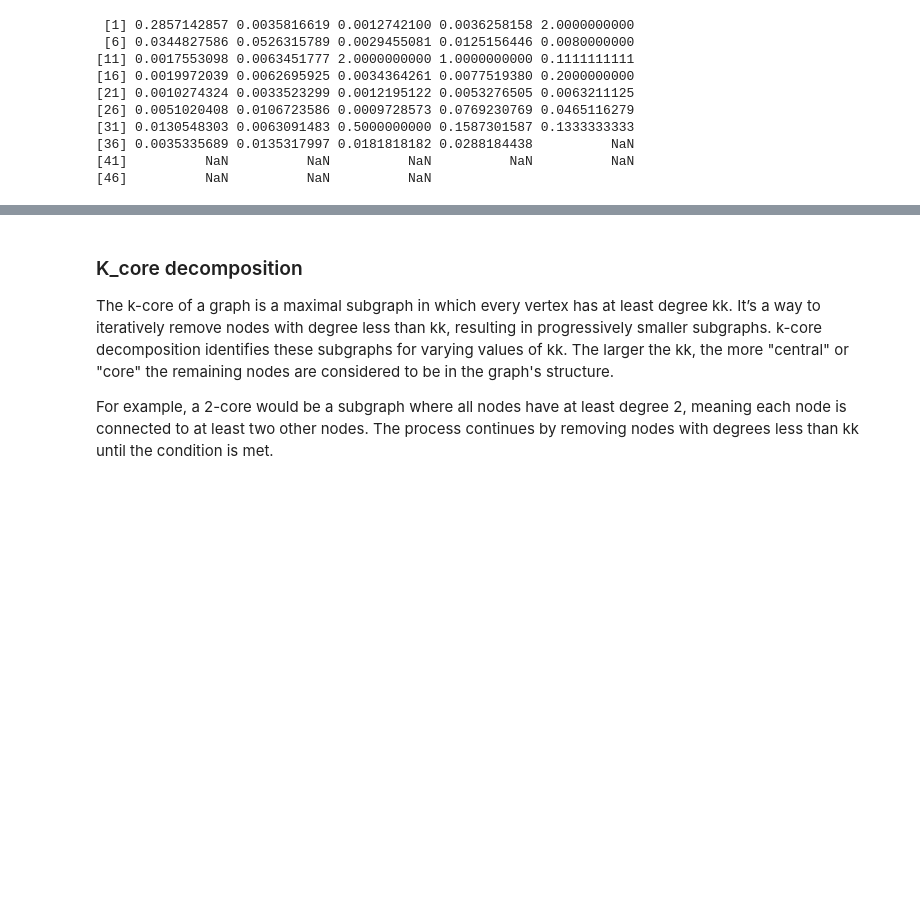
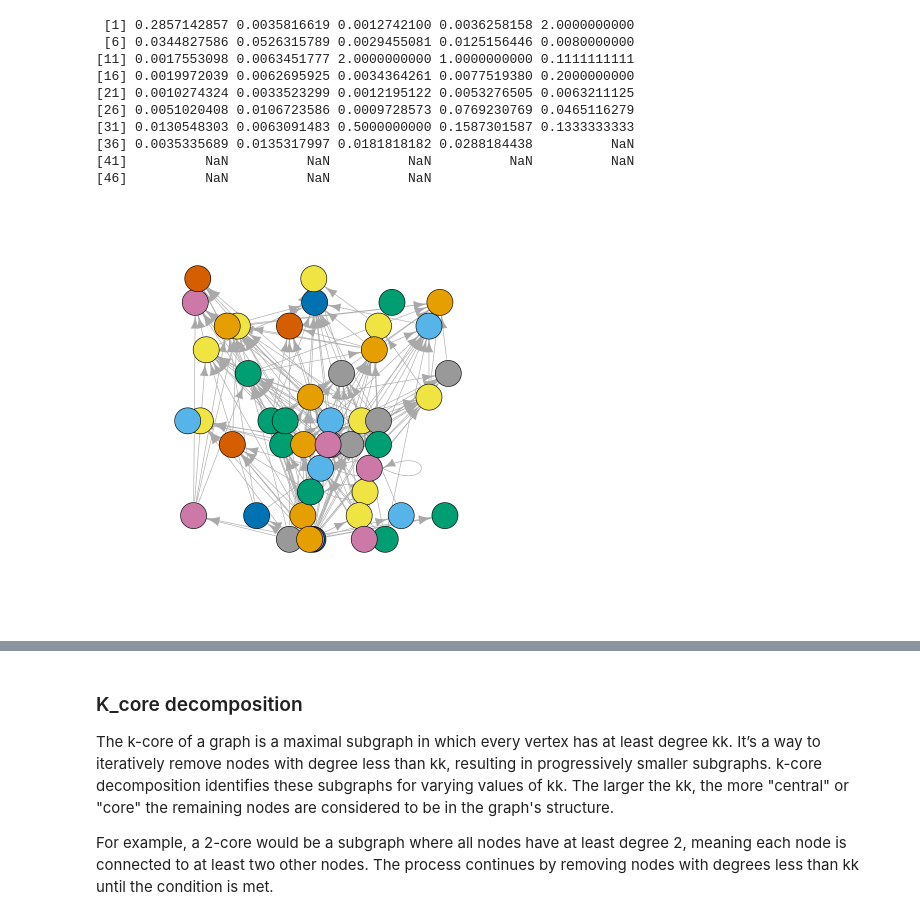
Before and after one commit to domgarvir/UPO_econetworks, a Jupyter notebook: Lesson2A.ipynb, the cells around one changed output, grey strips where cells are left out. Cells and saved outputs as stored; diff of their text form; code cells hidden in the pictures; blank space fills up the shorter version.

```diff
--- a/Lesson2A.ipynb
+++ b/Lesson2A.ipynb
@@ -250,6 +250,16 @@ V(FW)$closeness
 [36] 0.0035335689 0.0135317997 0.0181818182 0.0288184438          NaN
 [41]          NaN          NaN          NaN          NaN          NaN
 [46]          NaN          NaN          NaN
+# %%
+metric <- V(FW)$degree
+plot_as_flux(
+  FW,
+  vertex.color = metric,
+  vertex.size = 20,
+  vertex.label = NA
+)
+# %% [output]
+[figure, added]
 # %%
 color<- V(FW)$closeness
 plot_as_flux(
```
Also changed, not shown: parts of 6 cells of this notebook, 2 other files.
